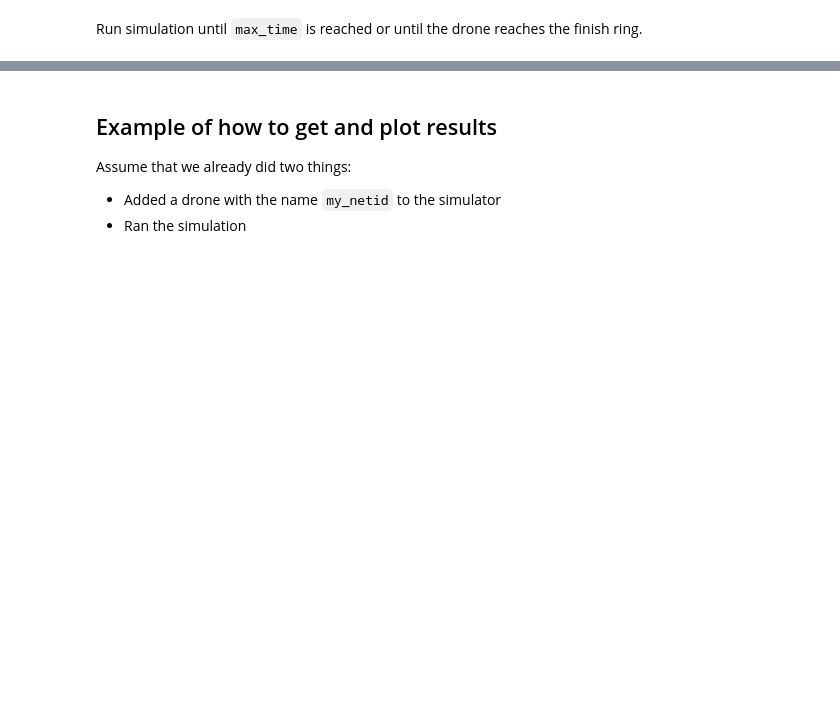
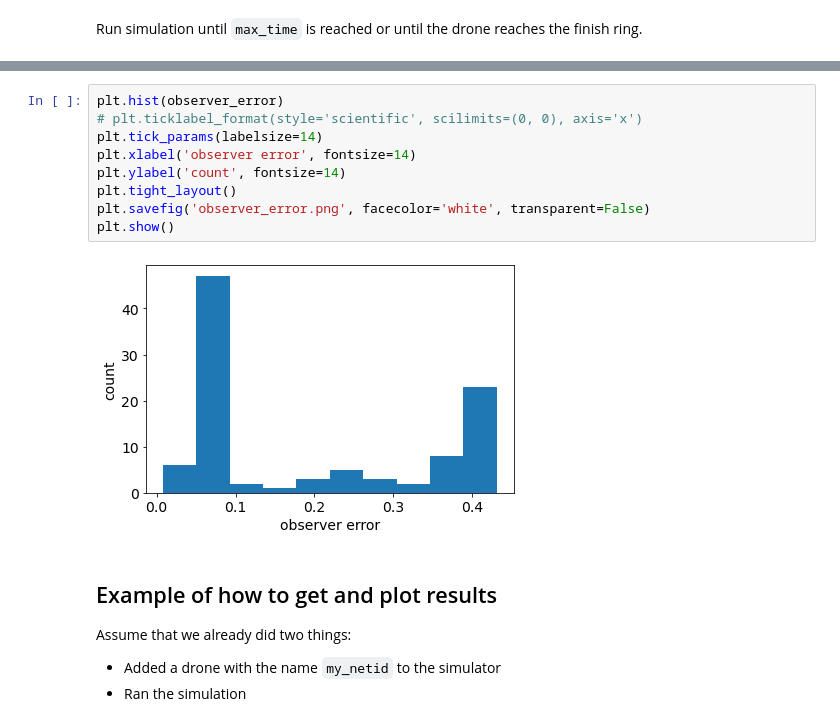
Before and after one commit to ibw2/ae353-sp22, a Jupyter notebook: projects/04_drone/DP4-Code.ipynb, the cells around one changed output, grey strips where cells are left out. Cells and saved outputs as stored; diff of their text form; blank space fills up the shorter version.

```diff
--- a/projects/04_drone/DP4-Code.ipynb
+++ b/projects/04_drone/DP4-Code.ipynb
@@ -393,3 +499,14 @@ simulator.run(max_time=5.)
+# %%
+plt.hist(observer_error)
+# plt.ticklabel_format(style='scientific', scilimits=(0, 0), axis='x')
+plt.tick_params(labelsize=14)
+plt.xlabel('observer error', fontsize=14)
+plt.ylabel('count', fontsize=14)
+plt.tight_layout()
+plt.savefig('observer_error.png', facecolor='white', transparent=False)
+plt.show()
+# %% [output]
+[figure, added]
 # %% [markdown]
 ## Example of how to get and plot results
 
```
Also changed, not shown: parts of 24 cells of this notebook.
